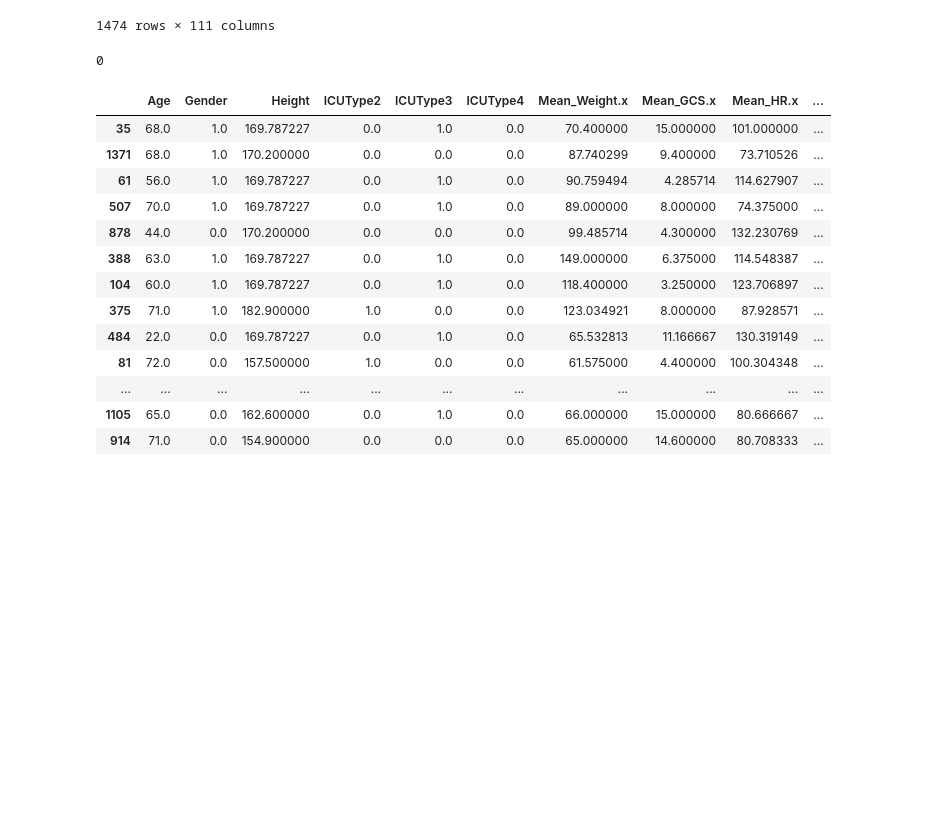
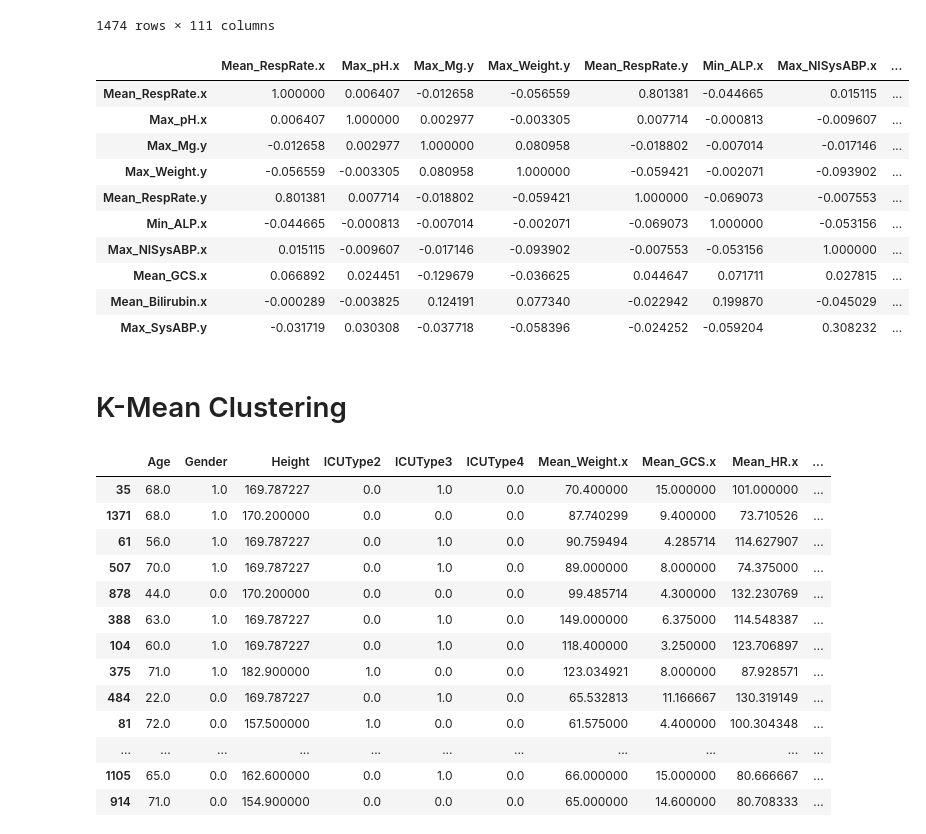
Before and after one commit to Joshiahtan/ADS1002-ICU-Project, a Jupyter notebook: notebook/Wahson/ICU_Project.ipynb, the cells around one changed output. Cells and saved outputs as stored; diff of their text form; code cells hidden in the pictures; blank space fills up the shorter version.

```diff
--- a/notebook/Wahson/ICU_Project.ipynb
+++ b/notebook/Wahson/ICU_Project.ipynb
@@ -96,3 +97,16 @@ icu_y
 # %%
 sample_1 = icu_data.sample(n=10, axis=1)
 corr_1 = sample_1.corr()
+corr_1
+# %% [output]
+|  | Mean_RespRate.x | Max_pH.x | Max_Mg.y | Max_Weight.y | Mean_RespRate.y | Min_ALP.x | Max_NISysABP.x | ... |
+| Mean_RespRate.x | 1.000000 | 0.006407 | -0.012658 | -0.056559 | 0.801381 | -0.044665 | 0.015115 | ... |
+| Max_pH.x | 0.006407 | 1.000000 | 0.002977 | -0.003305 | 0.007714 | -0.000813 | -0.009607 | ... |
+| Max_Mg.y | -0.012658 | 0.002977 | 1.000000 | 0.080958 | -0.018802 | -0.007014 | -0.017146 | ... |
+| Max_Weight.y | -0.056559 | -0.003305 | 0.080958 | 1.000000 | -0.059421 | -0.002071 | -0.093902 | ... |
+| Mean_RespRate.y | 0.801381 | 0.007714 | -0.018802 | -0.059421 | 1.000000 | -0.069073 | -0.007553 | ... |
+| Min_ALP.x | -0.044665 | -0.000813 | -0.007014 | -0.002071 | -0.069073 | 1.000000 | -0.053156 | ... |
+| Max_NISysABP.x | 0.015115 | -0.009607 | -0.017146 | -0.093902 | -0.007553 | -0.053156 | 1.000000 | ... |
+| Mean_GCS.x | 0.066892 | 0.024451 | -0.129679 | -0.036625 | 0.044647 | 0.071711 | 0.027815 | ... |
+| Mean_Bilirubin.x | -0.000289 | -0.003825 | 0.124191 | 0.077340 | -0.022942 | 0.199870 | -0.045029 | ... |
+| Max_SysABP.y | -0.031719 | 0.030308 | -0.037718 | -0.058396 | -0.024252 | -0.059204 | 0.308232 | ... |
@@ -101,7 +113,5 @@ max_sample1 = corr_1.replace(1, None).max().max()
-# %%
-sample_1.any(axis=1).idxmax()
-# %% [output]
-0
+# %% [markdown]
+# K-Mean Clustering
 # %%
 k=int(np.sqrt(len(icu_data)/2))
 
```
Also changed, not shown: parts of 11 cells of this notebook.
